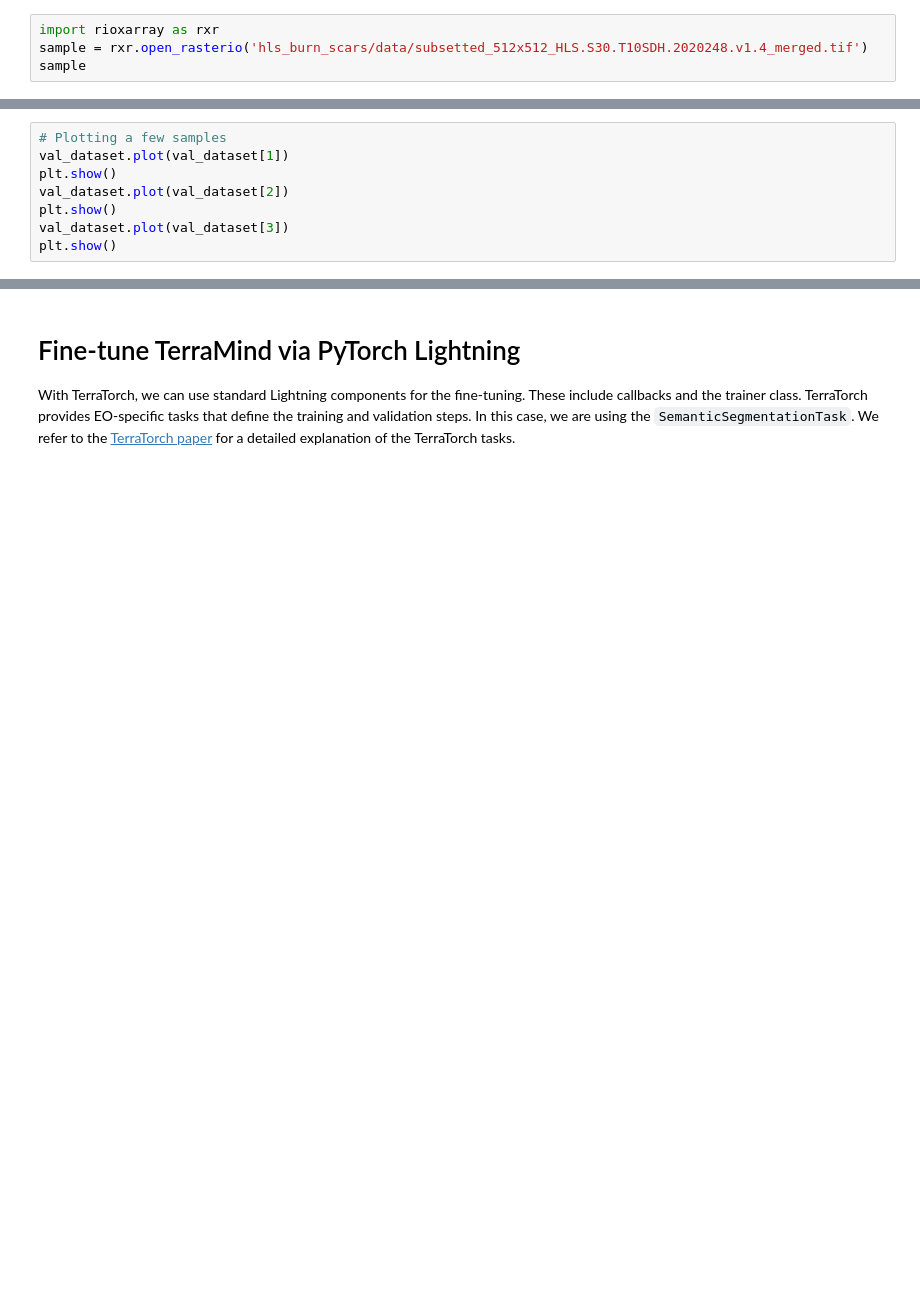
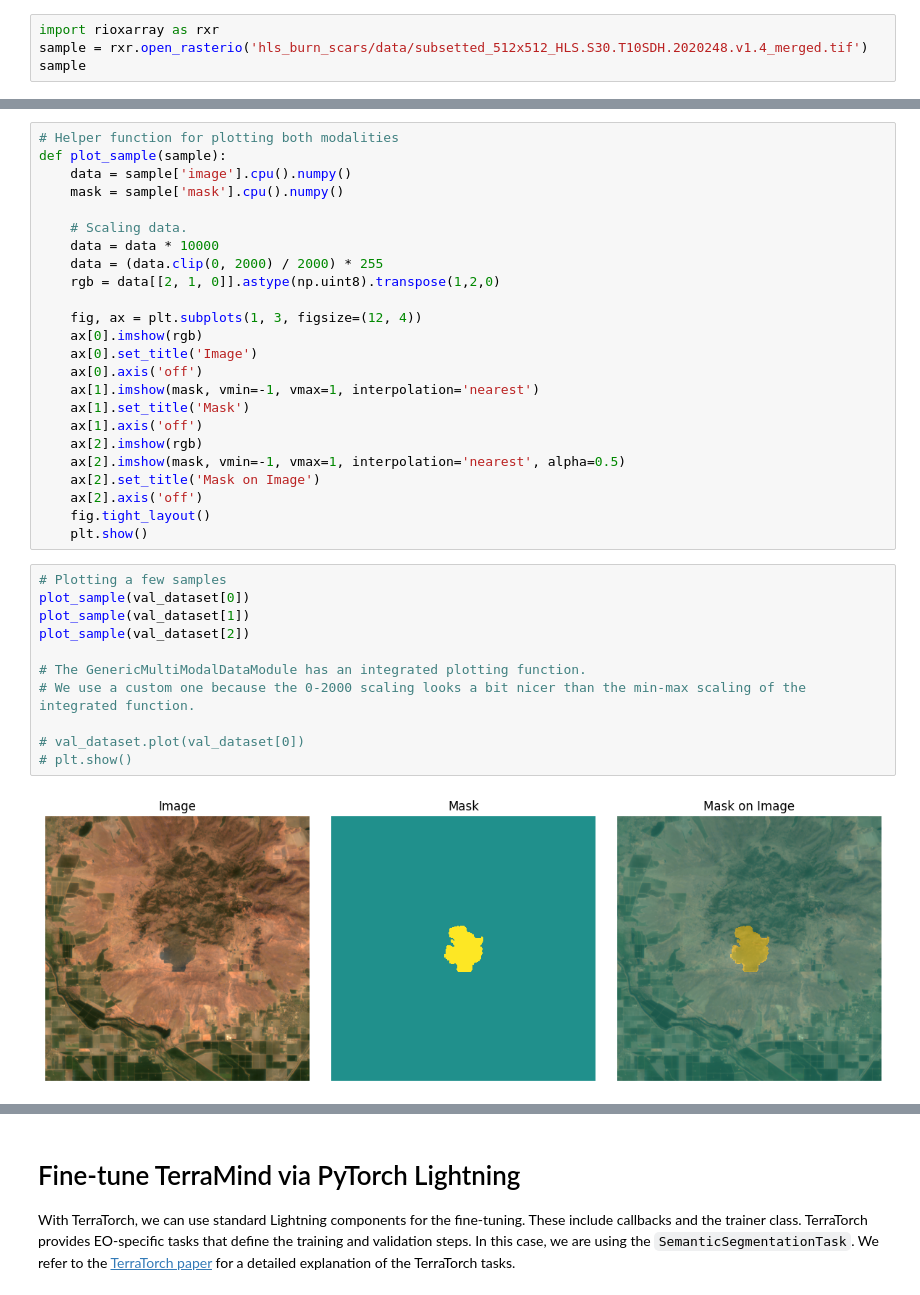
Before and after one commit to Bili-Sakura/terramind, a Jupyter notebook: notebooks/terramind_v1_small_burnscars.ipynb, the cells around one changed output, grey strips where cells are left out. Drawn from its saved outputs; the diff is of its cells as text; blank space fills up the shorter version.

```diff
--- a/notebooks/terramind_v1_small_burnscars.ipynb
+++ b/notebooks/terramind_v1_small_burnscars.ipynb
@@ -123,8 +147,37 @@ len(val_dataset)
+# %%
+# Helper function for plotting both modalities
+def plot_sample(sample):
+    data = sample['image'].cpu().numpy()
+    mask = sample['mask'].cpu().numpy()
+
+    # Scaling data.
+    data = data * 10000
+    data = (data.clip(0, 2000) / 2000) * 255
+    rgb = data[[2, 1, 0]].astype(np.uint8).transpose(1,2,0)
+
+    fig, ax = plt.subplots(1, 3, figsize=(12, 4))
+    ax[0].imshow(rgb)
+    ax[0].set_title('Image')
+    ax[0].axis('off')
+    ax[1].imshow(mask, vmin=-1, vmax=1, interpolation='nearest')
+    ax[1].set_title('Mask')
+    ax[1].axis('off')
+    ax[2].imshow(rgb)
+    ax[2].imshow(mask, vmin=-1, vmax=1, interpolation='nearest', alpha=0.5)
+    ax[2].set_title('Mask on Image')
+    ax[2].axis('off')
+    fig.tight_layout()
+    plt.show()
 # %%
 # Plotting a few samples
-val_dataset.plot(val_dataset[1])
-plt.show()
-val_dataset.plot(val_dataset[2])
-plt.show()
-val_dataset.plot(val_dataset[3])
-plt.show()
+plot_sample(val_dataset[0])
+plot_sample(val_dataset[1])
+plot_sample(val_dataset[2])
+
+# The GenericMultiModalDataModule has an integrated plotting function.
+# We use a custom one because the 0-2000 scaling looks a bit nicer than the min-max scaling of the integrated function.
+
+# val_dataset.plot(val_dataset[0])
+# plt.show()
+# %% [output]
+[figure, added]
```
Also changed, not shown: parts of 12 cells of this notebook.
